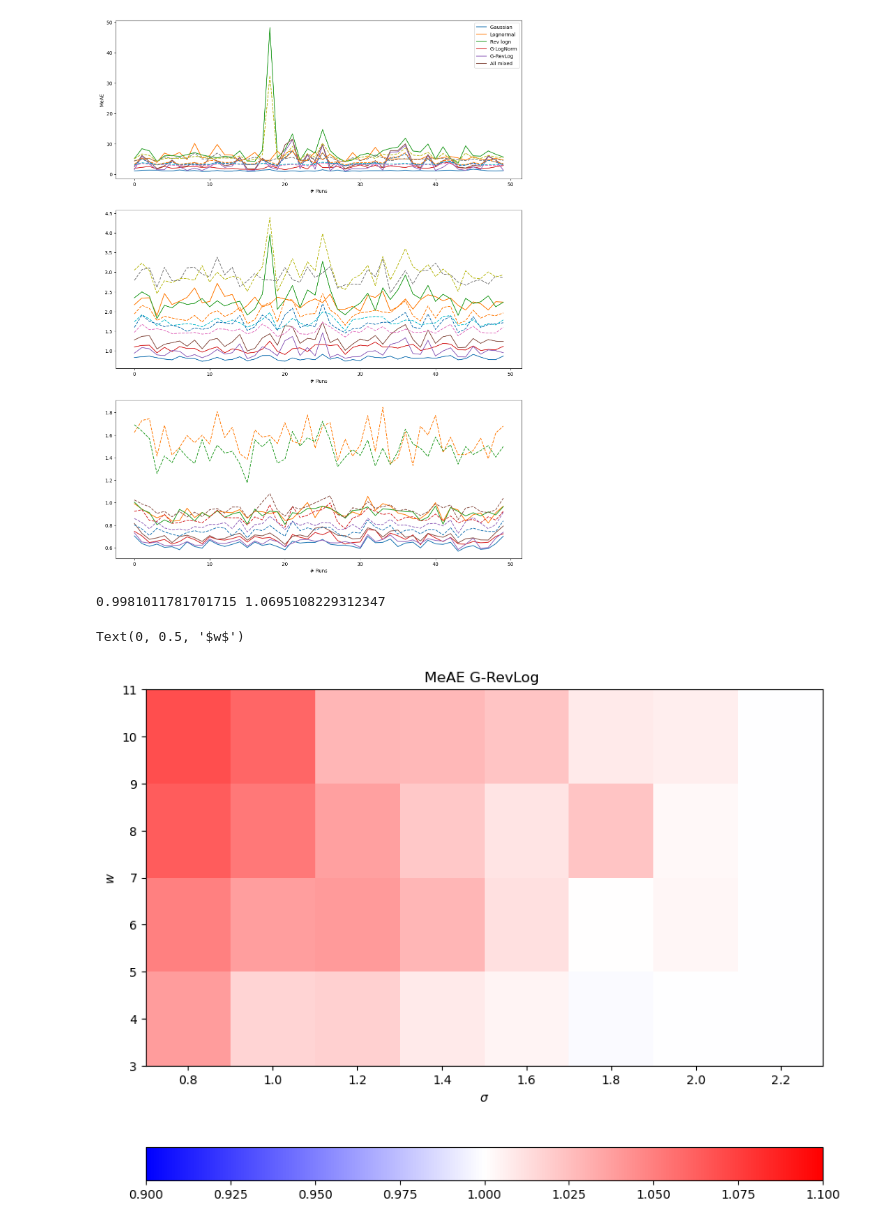
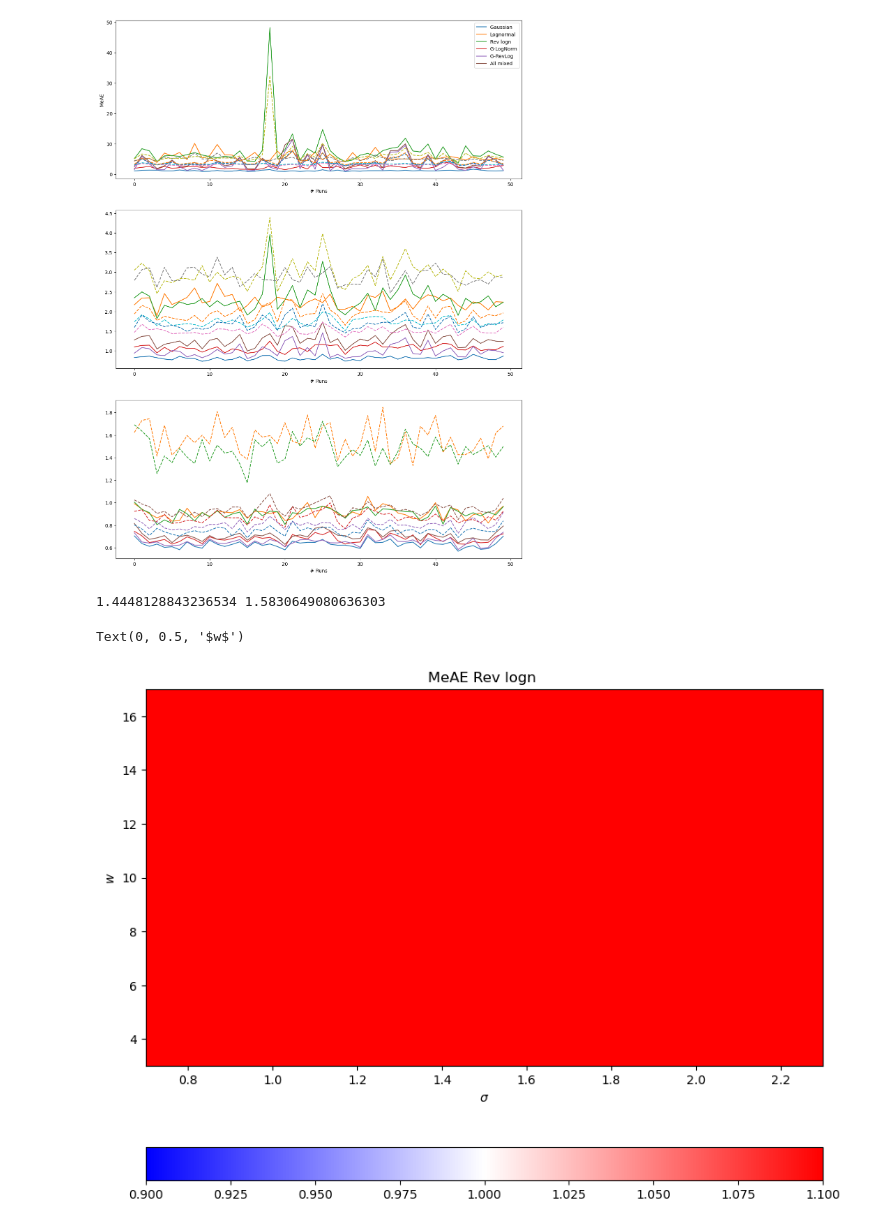
Before and after one commit to SnnVL/NonGaussianDA, a Jupyter notebook: Examples/run_ngDA_multcycle3D_L63.ipynb, the cells around one changed output. Saved outputs shown, nothing was run; the diff lists cells and outputs as text; code cells hidden in the pictures.

```diff
--- a/Examples/run_ngDA_multcycle3D_L63.ipynb
+++ b/Examples/run_ngDA_multcycle3D_L63.ipynb
@@ -114,7 +114,7 @@ noDA     : mean(r_a) = 7.873, mean(r_b) = 7.934, med(r_a) = 7.930, med(r_b) = 7.
 [figure]
 # %%
 
-da_method = '3DVAR'                            # DA method, either '3DVAR', 'KF', or 'MLEF'
+da_method = 'KF'                            # DA method, either '3DVAR', 'KF', or 'MLEF'
 obs_vars = 'xyz'                            # Observed variables, either 'xy', or 'xyz'
 n_meths = 7
 meths = [ \
@@ -130,7 +130,7 @@ meths = [ \
 er_stat = 'MeAE'
 fn_stat = np.median
 
-w_vec = np.arange(4,12,2)
+w_vec = np.arange(4,18,2)
 s_vec = np.arange(0.8,2.4,0.2)
 
 r_A = np.empty((w_vec.size,s_vec.size,n_meths))
@@ -146,37 +146,37 @@ for ii, w in enumerate(w_vec):
             +obs_vars+"_" \
             +ml_file_str
             +'.pkl','rb') as f:
             RMSE_A = pickle.load(f)
             RMSE_B = pickle.load(f)
             MAE_A = pickle.load(f)
             MAE_B = pickle.load(f)
             MeAE_A = pickle.load(f)
             MeAE_B = pickle.load(f)
 
         if er_stat == 'RMSE':
             r_A[ii,jj,:] = fn_stat(RMSE_A, axis = 0)
             r_B[ii,jj,:] = fn_stat(RMSE_B, axis = 0)
         elif er_stat == 'MAE':
             r_A[ii,jj,:] = fn_stat(MAE_A, axis = 0)
             r_B[ii,jj,:] = fn_stat(MAE_B, axis = 0)
         elif er_stat == 'MeAE':
             r_A[ii,jj,:] = fn_stat(MeAE_A, axis = 0)
             r_B[ii,jj,:] = fn_stat(MeAE_B, axis = 0)
         else:
             print("er_stat not found.")
 
-xx = np.arange(3,12,2)
-yy = np.arange(0.7,2.4,0.2)
+# xx = np.arange(3,12,2)
+# yy = np.arange(0.7,2.4,0.2)
 
-n_c = 4
-print(np.min(r_A[:,:,n_c]/r_A[:,:,0]),np.max(r_A[:,:,n_c]/r_A[:,:,0]))
+n_c = 2
+print(np.min(r_B[:,:,n_c]/r_B[:,:,0]),np.max(r_B[:,:,n_c]/r_B[:,:,0]))
 fig, ax = plt.subplots(1,1,figsize=(10, 8))
-cq = ax.pcolormesh(yy,xx,r_A[:,:,n_c]/r_A[:,:,0], cmap=plt.cm.bwr,vmin = 0.9,vmax=1.1)
+cq = ax.pcolormesh(s_vec,w_vec,r_B[:,:,n_c]/r_B[:,:,0], cmap=plt.cm.bwr,vmin = 0.9,vmax=1.1)
 cb = plt.colorbar(cq,ax=ax, orientation = "horizontal")
 ax.set_title(er_stat+" "+meths[n_c])
 ax.set_xlabel("$\sigma$")
 ax.set_ylabel("$w$")
 # %% [output]
-0.9981011781701715 1.0695108229312347
+1.4448128843236534 1.5830649080636303
 Text(0, 0.5, '$w$')
-[figure, old version]
+[figure, new version]
```
Also changed, not shown: parts of 4 cells of this notebook, 2 other files.
